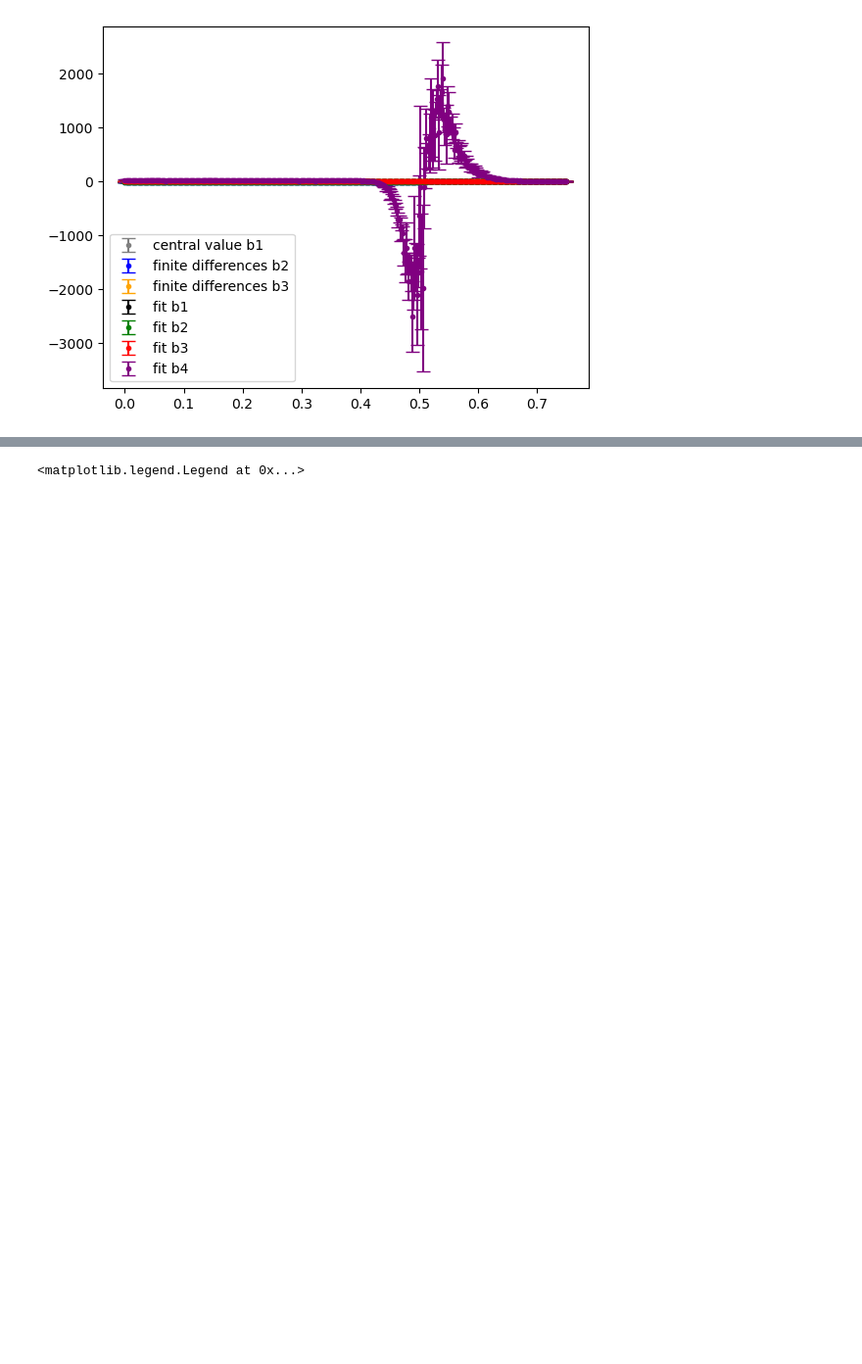
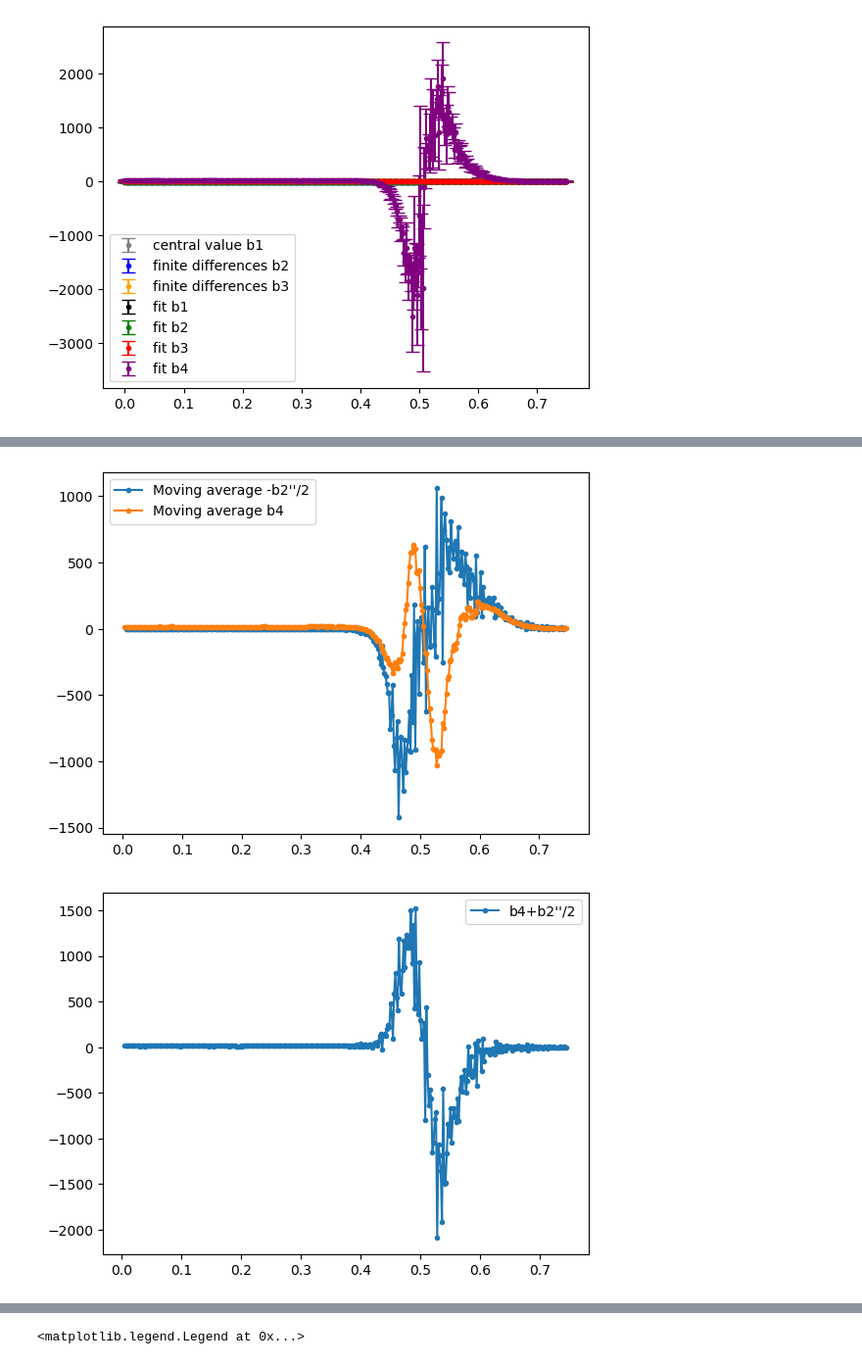
Before and after one commit to xsuite/bpmeth, a Jupyter notebook: fieldmaps/quadrupole_toymodels/fit_fieldmap.ipynb, the cells around one changed output, grey strips where cells are left out. Shown at 98% size. Cells and saved outputs as stored; diff of their text form; code cells hidden in the pictures; blank space fills up the shorter version.

```diff
--- a/fieldmaps/quadrupole_toymodels/fit_fieldmap.ipynb
+++ b/fieldmaps/quadrupole_toymodels/fit_fieldmap.ipynb
@@ -62,0 +97,24 @@ plt.legend()
+# %%
+zvals = np.unique(quad.src['z'])
+b2vals = cutquad.z_multipoles(3, xmax=0.025)[1][:,1]
+b4vals = cutquad.z_multipoles(3, xmax=0.025)[1][:,3]
+
+window_shape = 5
+b2pp = np.diff(b2vals, 2)/np.diff(zvals)[1:]**2
+b2ppav = mavg(b2pp, window_shape=window_shape)
+b4av = mavg(b4vals, window_shape=window_shape)
+zav = mavg(zvals, window_shape=window_shape)
+
+fig, ax = plt.subplots()
+plt.plot(zav[1:-1], -b2ppav/2, marker='.', label="Moving average -b2''/2")
+plt.plot(zav, b4av, marker='.', label="Moving average b4")
+plt.legend()
+plt.show()
+
+fig, ax = plt.subplots()
+plt.plot(zav[1:-1], b4av[1:-1] + b2ppav/2, marker='.', label="b4+b2''/2")
+plt.legend()
+plt.show()
+# %% [output]
+[figure, added]
+[figure, added]
```
Also changed, not shown: parts of 7 cells of this notebook, 2 other files.
